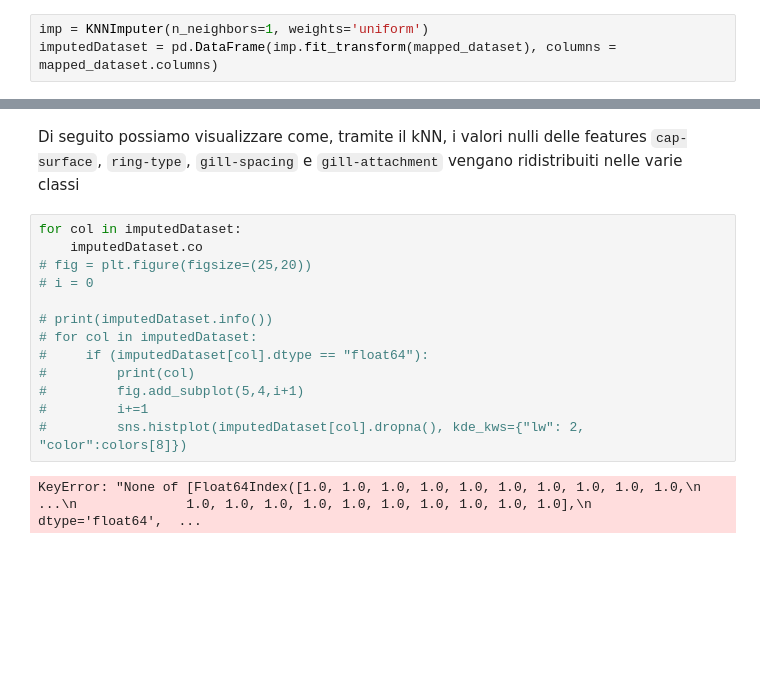
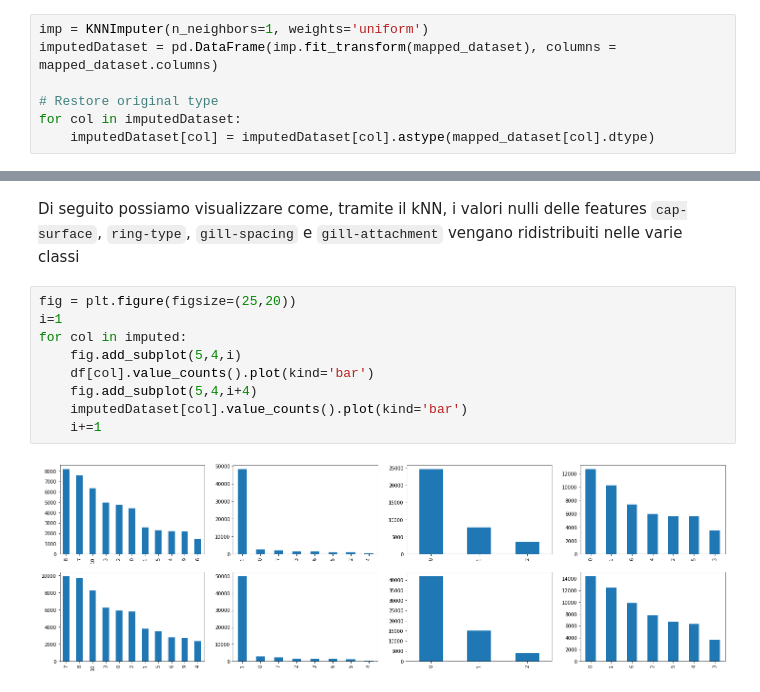
Before and after one commit to danilo-dellorco/ml-project, a Jupyter notebook: mich.ipynb, the cells around one changed output, grey strips where cells are left out. Drawn from its saved outputs; the diff is of its cells as text; blank space fills up the shorter version.

Commit message:
kNNImputer charts

````diff
--- a/mich.ipynb
+++ b/mich.ipynb
@@ -260,3 +260,7 @@ Ovviamente il meccanismo è applicato anche a quelle features con meno del 20% d
 # %%
 imp = KNNImputer(n_neighbors=1, weights='uniform')
 imputedDataset = pd.DataFrame(imp.fit_transform(mapped_dataset), columns = mapped_dataset.columns)
+
+# Restore original type
+for col in imputedDataset:
+    imputedDataset[col] = imputedDataset[col].astype(mapped_dataset[col].dtype)
@@ -265,17 +276,13 @@ KeyError: 7
 # %% [markdown]
 Di seguito possiamo visualizzare come, tramite il kNN, i valori nulli delle features ```cap-surface```, ```ring-type```, ```gill-spacing``` e ```gill-attachment``` vengano ridistribuiti nelle varie classi
-# %%
-for col in imputedDataset:
-    imputedDataset.co
-# fig = plt.figure(figsize=(25,20))
-# i = 0
-
-# print(imputedDataset.info())
-# for col in imputedDataset:
-#     if (imputedDataset[col].dtype == "float64"):
-#         print(col)
-#         fig.add_subplot(5,4,i+1)
-#         i+=1
-#         sns.histplot(imputedDataset[col].dropna(), kde_kws={"lw": 2, "color":colors[8]})
-# %% [output]
-KeyError: "None of [Float64Index([1.0, 1.0, 1.0, 1.0, 1.0, 1.0, 1.0, 1.0, 1.0, 1.0,\n              ...\n              1.0, 1.0, 1.0, 1.0, 1.0, 1.0, 1.0, 1.0, 1.0, 1.0],\n             dtype='float64',  ...
+# %%
+fig = plt.figure(figsize=(25,20))
+i=1
+for col in imputed:
+    fig.add_subplot(5,4,i)
+    df[col].value_counts().plot(kind='bar')
+    fig.add_subplot(5,4,i+4)
+    imputedDataset[col].value_counts().plot(kind='bar')
+    i+=1
+# %% [output]
+[figure, added]
````
Also changed, not shown: parts of 2 cells of this notebook.
